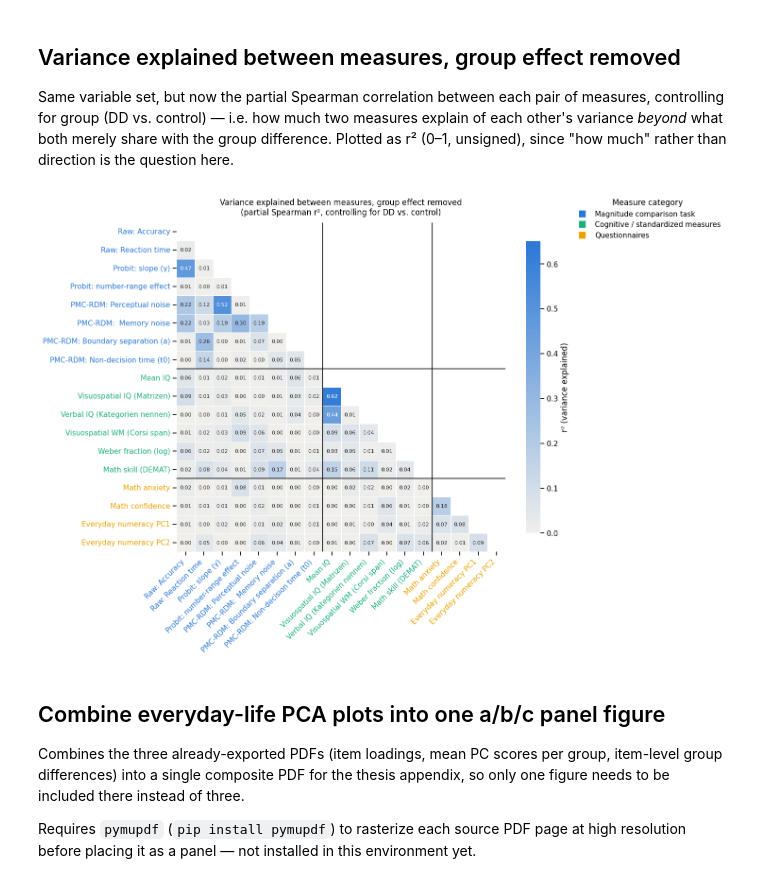
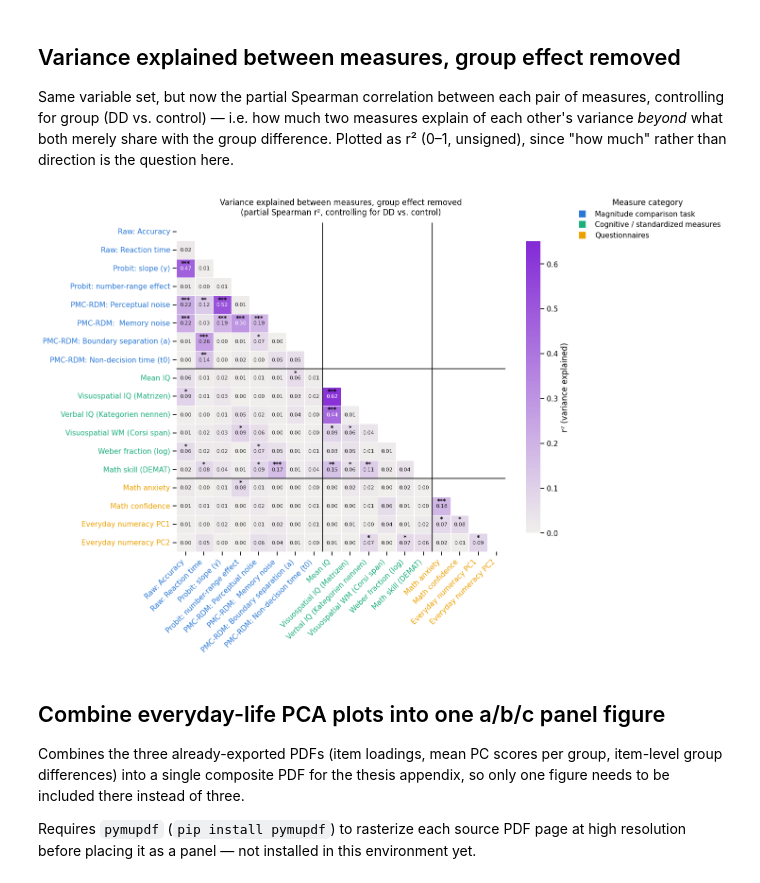
Before and after one commit to mrenke/parietal_patterns, a Jupyter notebook: prep_results/thesis_ch-DD-behav_01.ipynb, the cells around one changed output. Drawn from its saved outputs; the diff is of its cells as text; code cells hidden in the pictures.

Commit message:
local thesis

```diff
--- a/prep_results/thesis_ch-DD-behav_01.ipynb
+++ b/prep_results/thesis_ch-DD-behav_01.ipynb
@@ -41,3 +38,10 @@ corr_vars = [c for c in corr_vars if c not in exclude]
 corr.shape
 # %% [output]
 (20, 20)
+# %%
+# group test on PCs from everyday life questionnaire
+from parietal_patterns.utils.statistics import between_group_comparison
+
+for var in ['PC1', 'PC2']:
+    stats, stats_term = between_group_comparison(df, var, group_names= ['control', 'dyscalc'])
+    print(f'{var}: {stats_term}={stats.statistic:.02f}, p={stats.pvalue:.03f}')
@@ -136,36 +143,52 @@ df_partial = df[corr_vars + ['group']].copy()
 df_partial['group_numeric'] = (df_partial['group'] == 'dyscalc').astype(int)
 
 partial_r = pd.DataFrame(np.eye(len(corr_vars)), index=corr_vars, columns=corr_vars)
+partial_p = pd.DataFrame(np.nan, index=corr_vars, columns=corr_vars)
 for x_var, y_var in itertools.combinations(corr_vars, 2):
     sub = df_partial[[x_var, y_var, 'group_numeric']].dropna()
     if len(sub) < 10:
         continue
     res = pingouin.partial_corr(data=sub, x=x_var, y=y_var, covar='group_numeric', method='spearman')
-    r = res['r'].iloc[0]
+    r, p = res['r'].iloc[0], res['p-val'].iloc[0]
     partial_r.loc[x_var, y_var] = partial_r.loc[y_var, x_var] = r
+    partial_p.loc[x_var, y_var] = partial_p.loc[y_var, x_var] = p
 
 partial_r2 = partial_r ** 2
 np.fill_diagonal(partial_r2.values, np.nan)
 partial_r2_sorted = partial_r2.loc[var_order, var_order]
+partial_p_sorted = partial_p.loc[var_order, var_order]
 # %%
-sequential_cmap = LinearSegmentedColormap.from_list('blue_seq', ['#f0efec', '#2a78d6'])
+from parietal_patterns.utils.statistics import sig_stars
+
+sequential_cmap = LinearSegmentedColormap.from_list('blue_seq', ['#f0efec', "#832ad6"])
 mask_partial = np.triu(np.ones_like(partial_r2_sorted, dtype=bool), k=0)  # diagonal is meaningless here (all-NaN)
 
 fig, ax = plt.subplots(figsize=(0.55 * len(var_order) + 2, 0.55 * len(var_order) + 2))
 sns.heatmap(partial_r2_sorted, mask=mask_partial, cmap=sequential_cmap, vmin=0, vmax=0.65,
             square=True, annot=True, fmt='.2f', annot_kws={'size': 8},
             linewidths=0.5, linecolor='white',
             cbar_kws={'shrink': 0.6, 'label': 'r² (variance explained)'}, ax=ax)
 
+# significance stars on top of the numbers -- only in the visible (lower-triangle) cells
+for i in range(len(var_order)):
+    for j in range(len(var_order)):
+        if i <= j:  # matches mask_partial (upper triangle + diagonal hidden)
+            continue
+        stars = sig_stars(partial_p_sorted.iloc[i, j])
+        if stars:
+            ax.text(j + 0.5, i + 0.22, stars, ha='center', va='center',
+                    fontsize=9, fontweight='bold', color='black')
+
 style_heatmap_axes(ax)
 add_category_legend(fig)
 
 ax.set_title('Variance explained between measures, group effect removed\n(partial Spearman r², controlling for DD vs. control)', pad=12)
 plt.tight_layout()
-# plt.savefig('/Users/mrenke/data/ds-dnumrisk/plots_and_ims/correlations_across_measures/thesis_cross_measure_partial_r2_group-removed.png',
-#             dpi=300, bbox_inches='tight')
+
+plt.savefig(op.join(plot_folder, 'cross_measure_partial_r2_group-removed.pdf'),
+            dpi=300, bbox_inches='tight')
 # %% [output]
-[figure, old version]
+[figure, new version]
 # %% [markdown]
 ## Combine everyday-life PCA plots into one a/b/c panel figure
 
```
Also changed, not shown: parts of 3 cells of this notebook, 3 other files.
